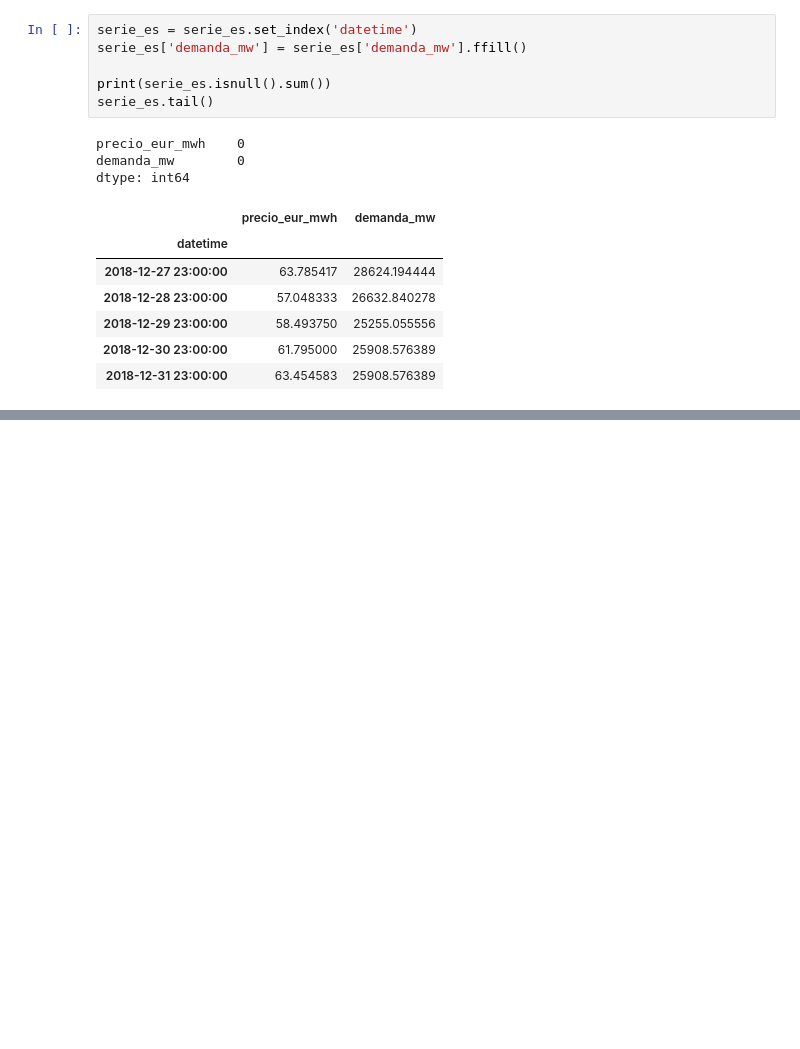
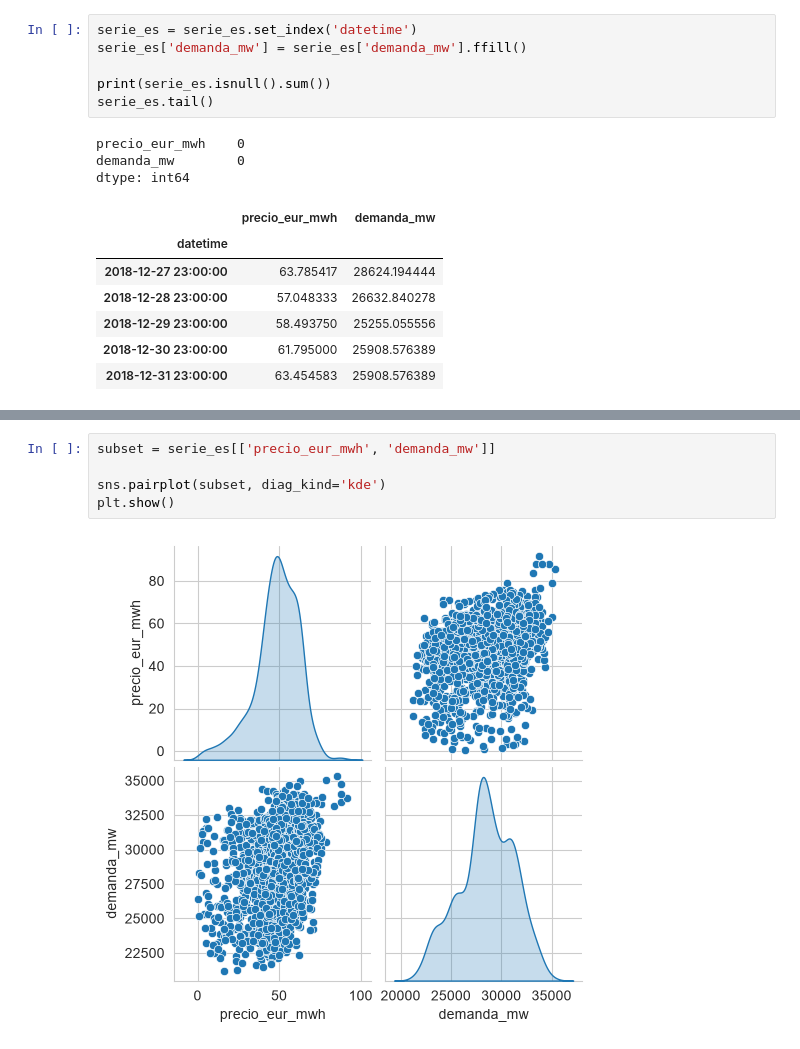
Before and after one commit to juan84123/The-hatch---ch-1, a Jupyter notebook: the_hatch - Note 2.ipynb, the cells around one changed output, grey strips where cells are left out. Drawn from its saved outputs; the diff is of its cells as text; blank space fills up the shorter version.

```diff
--- a/the_hatch - Note 2.ipynb
+++ b/the_hatch - Note 2.ipynb
@@ -135,0 +254,7 @@ dtype: int64
+# %%
+subset = serie_es[['precio_eur_mwh', 'demanda_mw']]
+
+sns.pairplot(subset, diag_kind='kde')
+plt.show()
+# %% [output]
+[figure, added]
```
Also changed, not shown: parts of 22 cells of this notebook.
